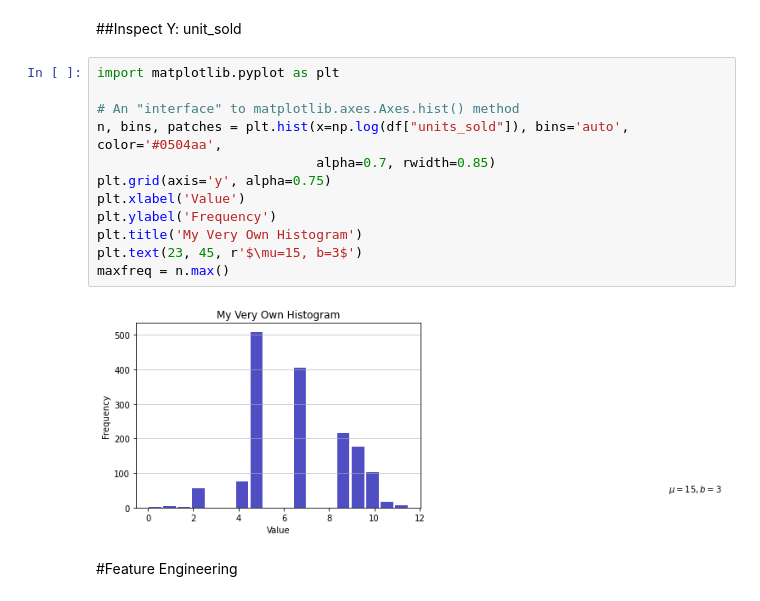
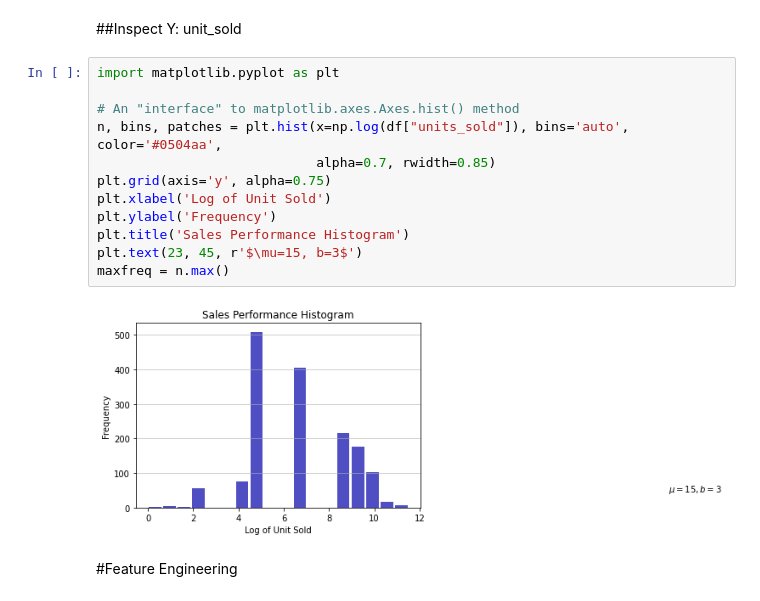
Before and after one commit to jqli0201/etsy-analysis, a Jupyter notebook: preprocessing.ipynb, the cells around one changed output. Drawn from its saved outputs; the diff is of its cells as text.

```diff
--- a/preprocessing.ipynb
+++ b/preprocessing.ipynb
@@ -211,17 +218,17 @@ product_color = [(-0.1,-0.1,-0.1,-0.1) if s == "others" else colors.to_rgba(s) f
 # %%
 import matplotlib.pyplot as plt
 
 # An "interface" to matplotlib.axes.Axes.hist() method
 n, bins, patches = plt.hist(x=np.log(df["units_sold"]), bins='auto', color='#0504aa',
                             alpha=0.7, rwidth=0.85)
 plt.grid(axis='y', alpha=0.75)
-plt.xlabel('Value')
+plt.xlabel('Log of Unit Sold')
 plt.ylabel('Frequency')
-plt.title('My Very Own Histogram')
+plt.title('Sales Performance Histogram')
 plt.text(23, 45, r'$\mu=15, b=3$')
 maxfreq = n.max()
 # %% [output]
-[figure, old version]
+[figure, new version]
 # %% [markdown]
 #Feature Engineering
 # %%
```
Also changed, not shown: parts of 19 cells of this notebook, 2 other files.
